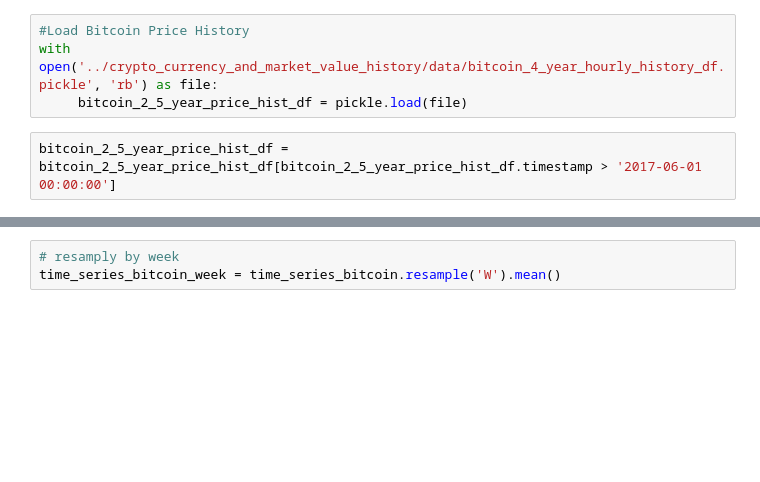
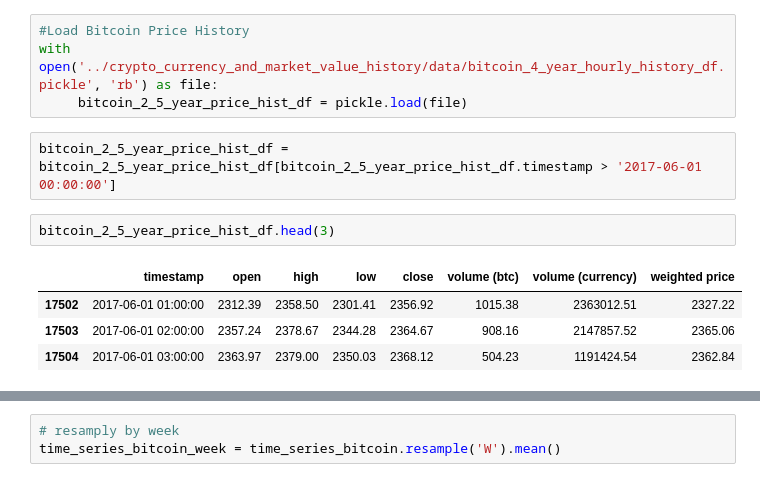
Before and after one commit to MohammadBakir/Bitcoin-Price-Prediction, a Jupyter notebook: time_series_bitcoin_market_mb_invistigation/Bitcoin_ARIMA.ipynb, the cells around one changed output, grey strips where cells are left out. Drawn from its saved outputs; the diff is of its cells as text; blank space fills up the shorter version.

```diff
--- a/time_series_bitcoin_market_mb_invistigation/Bitcoin_ARIMA.ipynb
+++ b/time_series_bitcoin_market_mb_invistigation/Bitcoin_ARIMA.ipynb
@@ -20,6 +20,13 @@ with open('../crypto_currency_and_market_value_history/data/bitcoin_4_year_hourl
      bitcoin_2_5_year_price_hist_df = pickle.load(file)
 # %%
 bitcoin_2_5_year_price_hist_df = bitcoin_2_5_year_price_hist_df[bitcoin_2_5_year_price_hist_df.timestamp > '2017-06-01 00:00:00']
+# %%
+bitcoin_2_5_year_price_hist_df.head(3)
+# %% [output]
+|  | timestamp | open | high | low | close | volume (btc) | volume (currency) | weighted price |
+| 17502 | 2017-06-01 01:00:00 | 2312.39 | 2358.50 | 2301.41 | 2356.92 | 1015.38 | 2363012.51 | 2327.22 |
+| 17503 | 2017-06-01 02:00:00 | 2357.24 | 2378.67 | 2344.28 | 2364.67 | 908.16 | 2147857.52 | 2365.06 |
+| 17504 | 2017-06-01 03:00:00 | 2363.97 | 2379.00 | 2350.03 | 2368.12 | 504.23 | 1191424.54 | 2362.84 |
 # %%
 #New Dataframe with timestamp set to index
 indexed_df = bitcoin_2_5_year_price_hist_df.set_index('timestamp')
```
Also changed, not shown: parts of 3 cells of this notebook, 16 other files.
